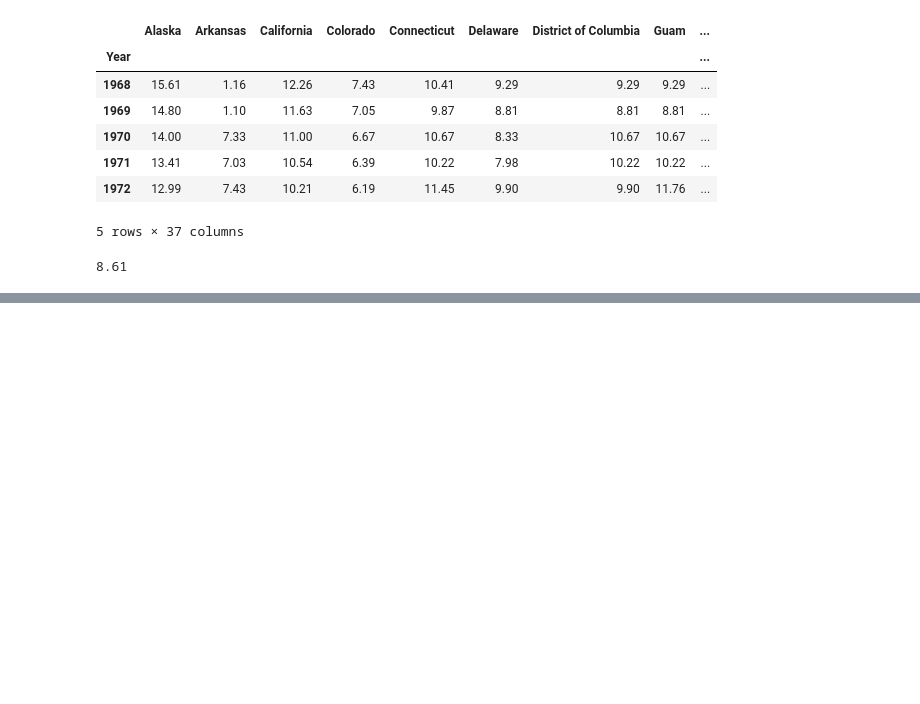
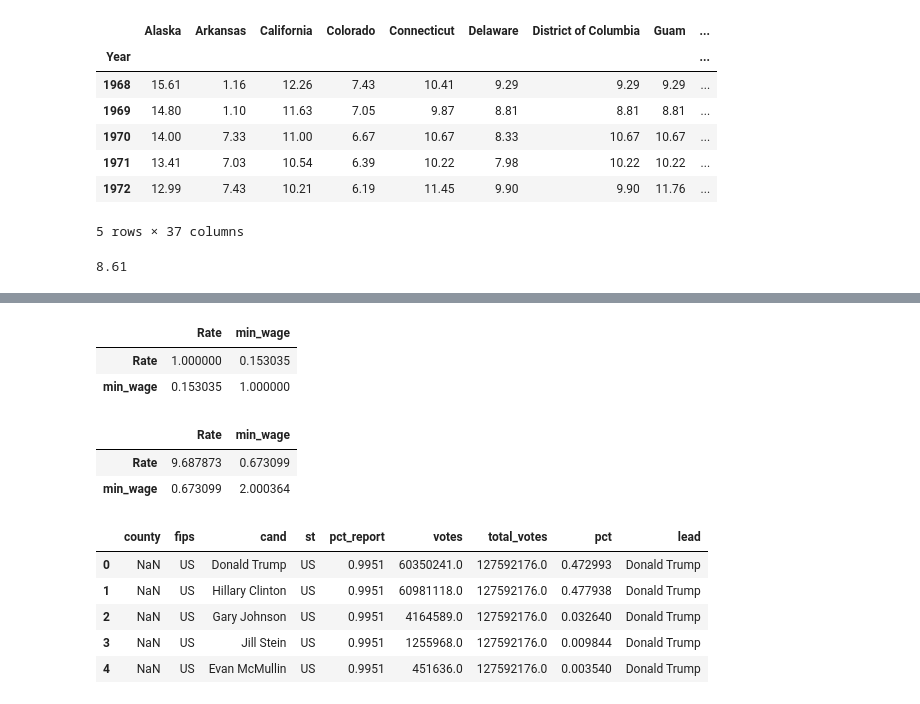
Before and after one commit to SiddheshDaphane/US-Minimum-Wage-by-State-Data-Analysis, a Jupyter notebook: min_wage.ipynb, the cells around one changed output, grey strips where cells are left out. Saved outputs shown, nothing was run; the diff lists cells and outputs as text; code cells hidden in the pictures; blank space fills up the shorter version.

Commit message:
US min wage analysis

```diff
--- a/min_wage.ipynb
+++ b/min_wage.ipynb
@@ -563,0 +578,22 @@ get_min_wage(2012, "Colorado")
+# %%
+unemp_county[["Rate", "min_wage"]].corr()
+# %% [output]
+|  | Rate | min_wage |
+| Rate | 1.000000 | 0.153035 |
+| min_wage | 0.153035 | 1.000000 |
+# %%
+unemp_county[["Rate", "min_wage"]].cov()
+# %% [output]
+|  | Rate | min_wage |
+| Rate | 9.687873 | 0.673099 |
+| min_wage | 0.673099 | 2.000364 |
+# %%
+pres16 = pd.read_csv("pres16results.csv")
+pres16.head()
+# %% [output]
+|  | county | fips | cand | st | pct_report | votes | total_votes | pct | lead |
+| 0 | NaN | US | Donald Trump | US | 0.9951 | 60350241.0 | 127592176.0 | 0.472993 | Donald Trump |
+| 1 | NaN | US | Hillary Clinton | US | 0.9951 | 60981118.0 | 127592176.0 | 0.477938 | Donald Trump |
+| 2 | NaN | US | Gary Johnson | US | 0.9951 | 4164589.0 | 127592176.0 | 0.032640 | Donald Trump |
+| 3 | NaN | US | Jill Stein | US | 0.9951 | 1255968.0 | 127592176.0 | 0.009844 | Donald Trump |
+| 4 | NaN | US | Evan McMullin | US | 0.9951 | 451636.0 | 127592176.0 | 0.003540 | Donald Trump |
```
Also changed, not shown: parts of 2 cells of this notebook.
